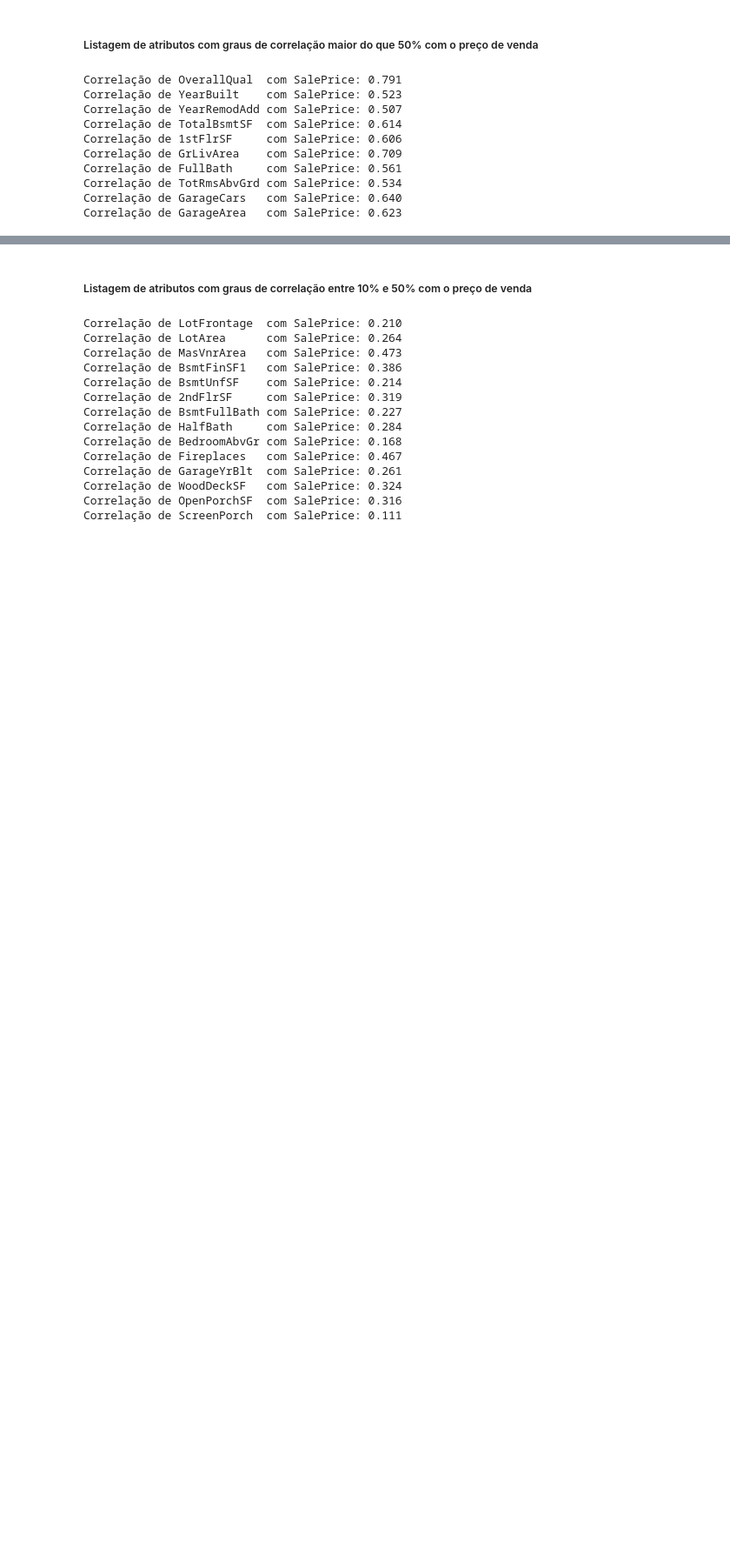
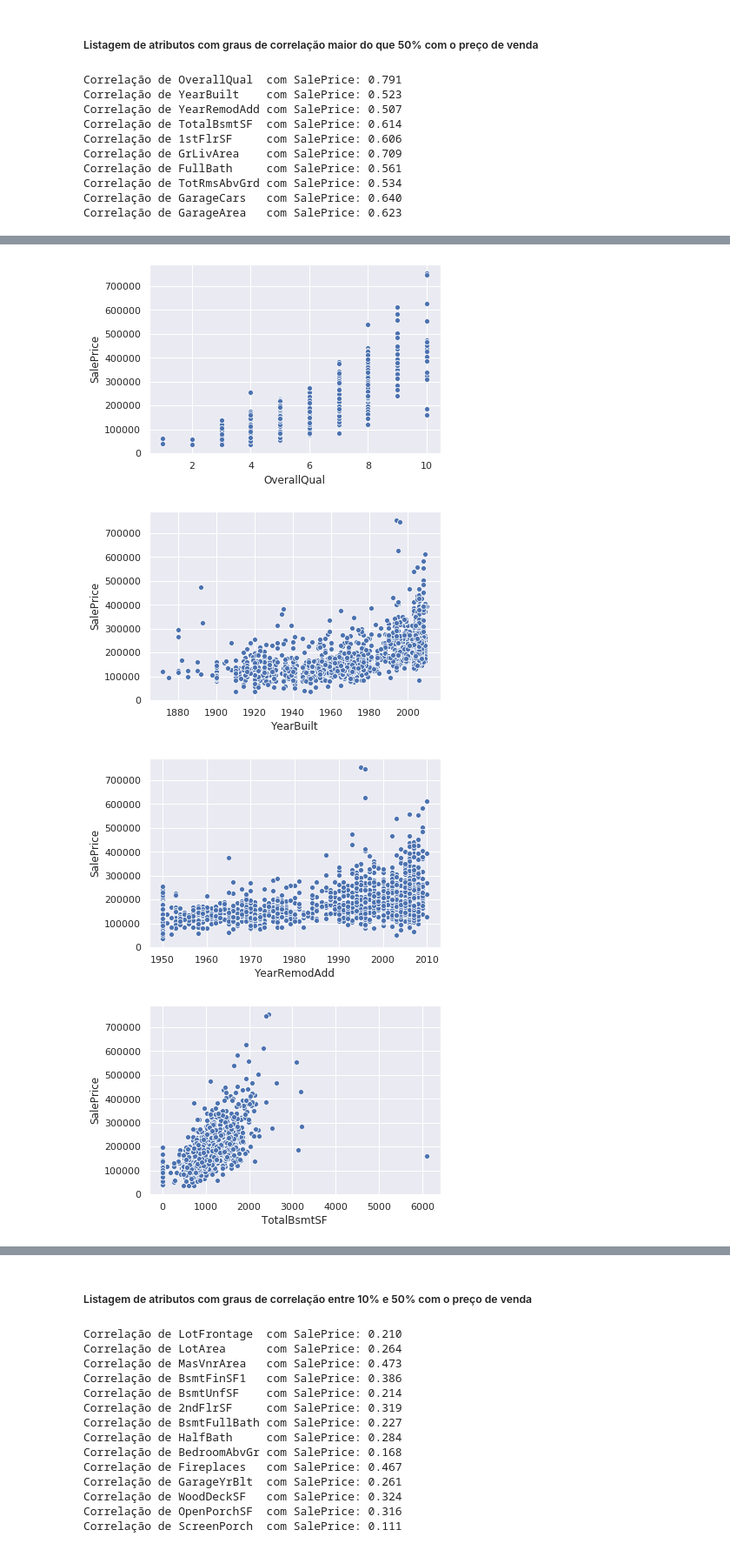
Before and after one commit to robsonrung/MLND-Capstone-Project, a Jupyter notebook: MLND-Capstone-Projeto.ipynb, the cells around one changed output, grey strips where cells are left out. Shown at 87% size. Drawn from its saved outputs; the diff is of its cells as text; code cells hidden in the pictures; blank space fills up the shorter version.

```diff
--- a/MLND-Capstone-Projeto.ipynb
+++ b/MLND-Capstone-Projeto.ipynb
@@ -269,0 +284,10 @@ Correlação de GarageArea   com SalePrice: 0.623
+# %%
+sns.set()
+for attr in atributos_correlacao_preco_maior_50:
+    sns.scatterplot(train[attr],train.SalePrice)
+    plt.show()
+# %% [output]
+[figure, added]
+[figure, added]
+[figure, added]
+[figure, added]
```
Also changed, not shown: parts of 56 cells of this notebook.
